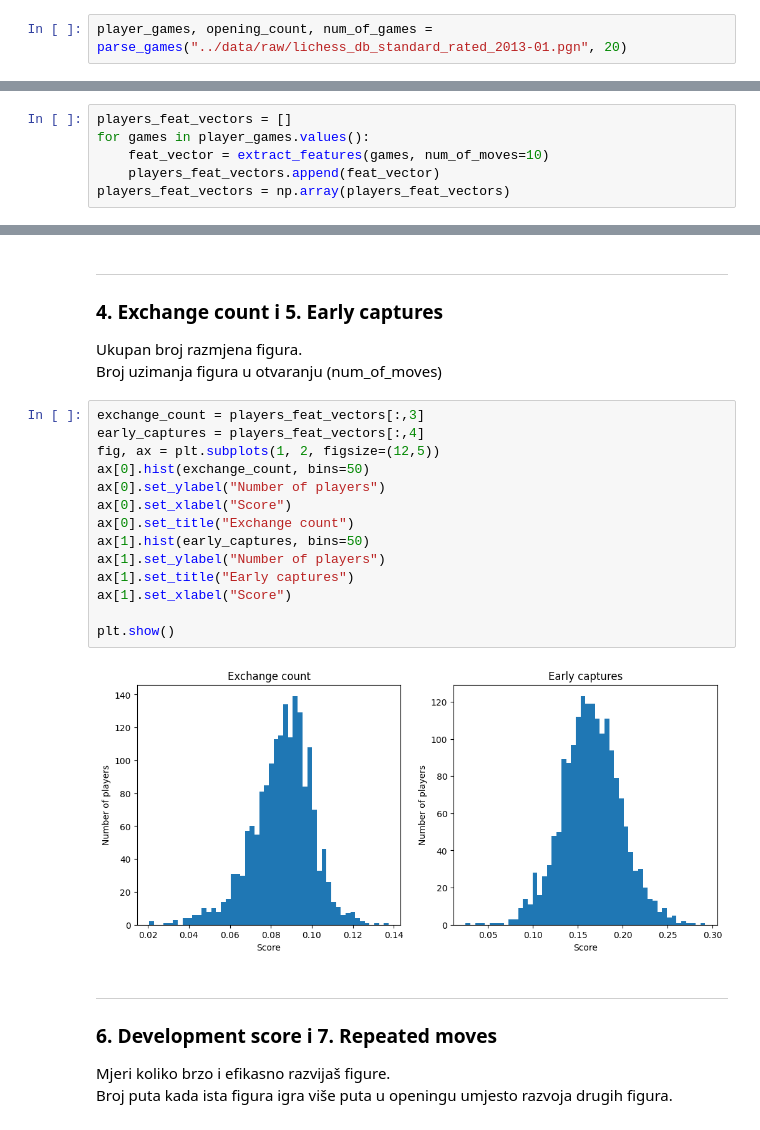
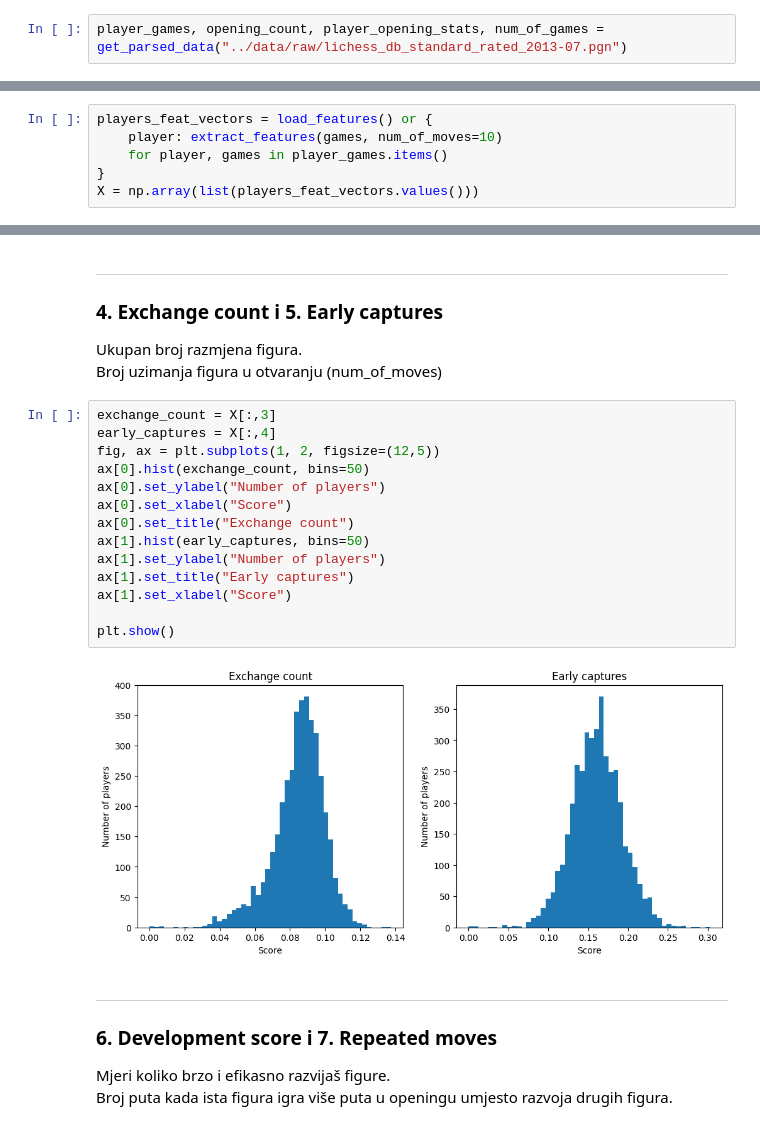
Before and after one commit to IvanDundovic/chess-opening-recommender, a Jupyter notebook: notebooks/feature_engineering.ipynb, the cells around one changed output, grey strips where cells are left out. Cells and saved outputs as stored; diff of their text form.

```diff
--- a/notebooks/feature_engineering.ipynb
+++ b/notebooks/feature_engineering.ipynb
@@ -26,4 +26,4 @@ from features import extract_features
 # 2. Parsiranje
 Parisiramo kako pi dobili odigrane mečeva po igraču, otvaranja i broj odigranih mečeva te filtriramo po broju minimalnih odigranih mečeva koje igrač mora odigrati.
 # %%
-player_games, opening_count, num_of_games = parse_games("../data/raw/lichess_db_standard_rated_2013-01.pgn", 20)
+player_games, opening_count, player_opening_stats, num_of_games = get_parsed_data("../data/raw/lichess_db_standard_rated_2013-07.pgn")
@@ -37,11 +33,11 @@ print(player_games["mamalak"])
 # 3. Izvlačenje feature-a iz partija
 Korisitmo partije za svakog igrača te zatim za svakog igrača računamo njegov feature vektor
 # %%
-players_feat_vectors = []
-for games in player_games.values():
-    feat_vector = extract_features(games, num_of_moves=10)
-    players_feat_vectors.append(feat_vector)
-players_feat_vectors = np.array(players_feat_vectors)
+players_feat_vectors = load_features() or {
+    player: extract_features(games, num_of_moves=10)
+    for player, games in player_games.items()
+}
+X = np.array(list(players_feat_vectors.values()))
 # %% [markdown]
 ---
 
@@ -87,21 +83,21 @@ plt.show()
 Ukupan broj razmjena figura.
 Broj uzimanja figura u otvaranju (num_of_moves)
 # %%
-exchange_count = players_feat_vectors[:,3]
-early_captures = players_feat_vectors[:,4]
+exchange_count = X[:,3]
+early_captures = X[:,4]
 fig, ax = plt.subplots(1, 2, figsize=(12,5))
 ax[0].hist(exchange_count, bins=50)
 ax[0].set_ylabel("Number of players")
 ax[0].set_xlabel("Score")
 ax[0].set_title("Exchange count")
 ax[1].hist(early_captures, bins=50)
 ax[1].set_ylabel("Number of players")
 ax[1].set_title("Early captures")
 ax[1].set_xlabel("Score")
 
 plt.show()
 # %% [output]
-[figure, old version]
+[figure, new version]
 # %% [markdown]
 ---
 ### 6. Development score i 7. Repeated moves
```
Also changed, not shown: parts of 10 cells of this notebook, 16 other files.
